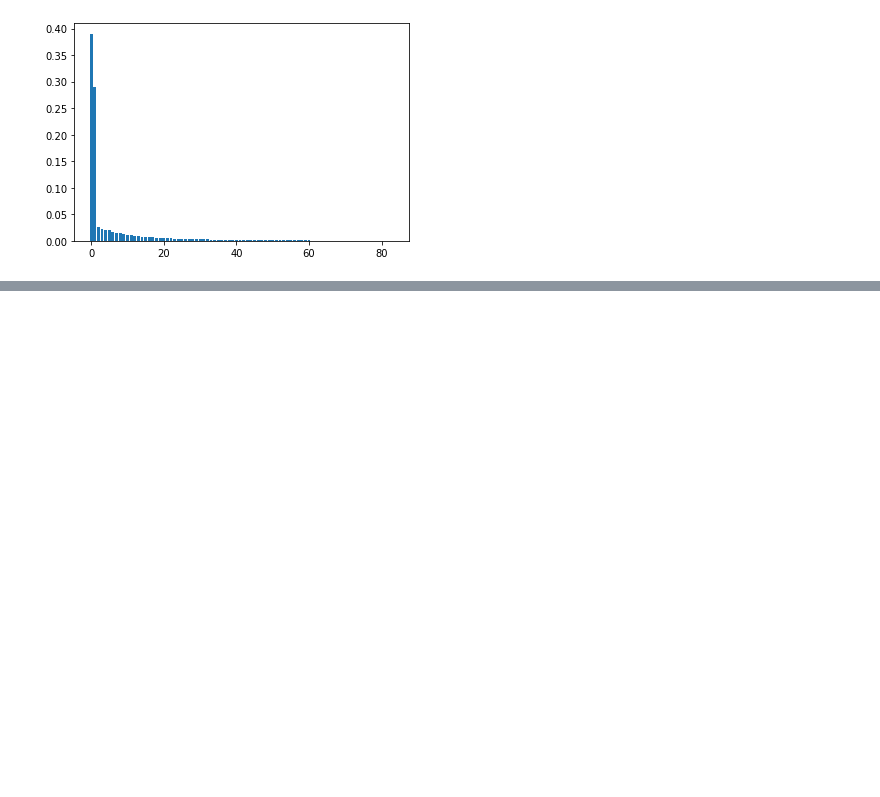
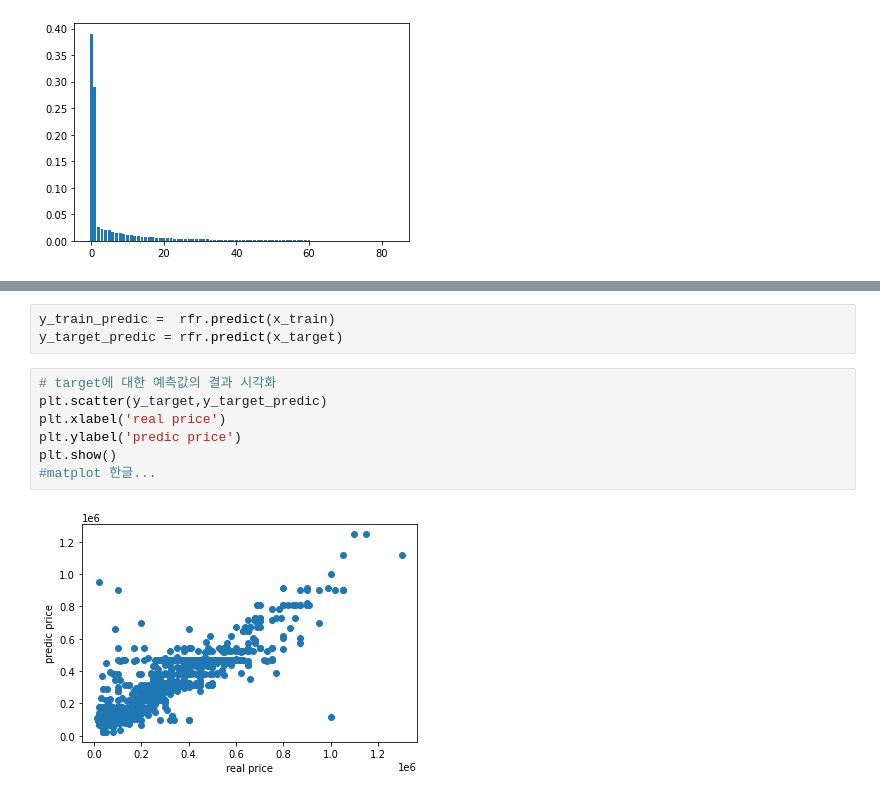
Before and after one commit to soxxun/python, a Jupyter notebook: 20220330/가격예측.ipynb, the cells around one changed output, grey strips where cells are left out. Drawn from its saved outputs; the diff is of its cells as text; blank space fills up the shorter version.

```diff
--- a/20220330/가격예측.ipynb
+++ b/20220330/가격예측.ipynb
@@ -346,0 +378,12 @@ plt.show()
+# %%
+y_train_predic =  rfr.predict(x_train)
+y_target_predic = rfr.predict(x_target)
+# %%
+# target에 대한 예측값의 결과 시각화
+plt.scatter(y_target,y_target_predic)
+plt.xlabel('real price')
+plt.ylabel('predic price')
+plt.show()
+#matplot 한글...
+# %% [output]
+[figure, added]
```
Also changed, not shown: parts of 5 cells of this notebook.
